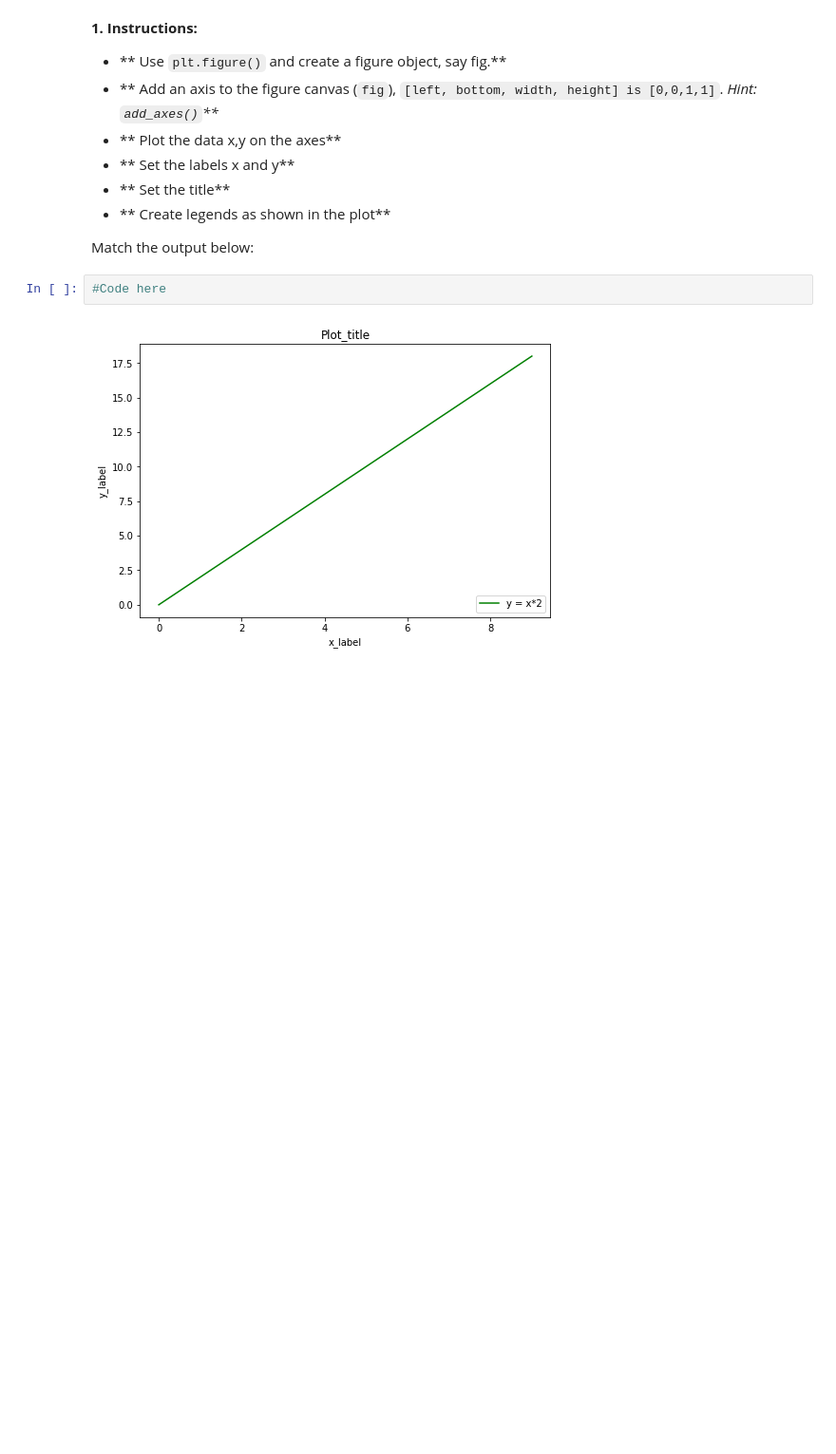
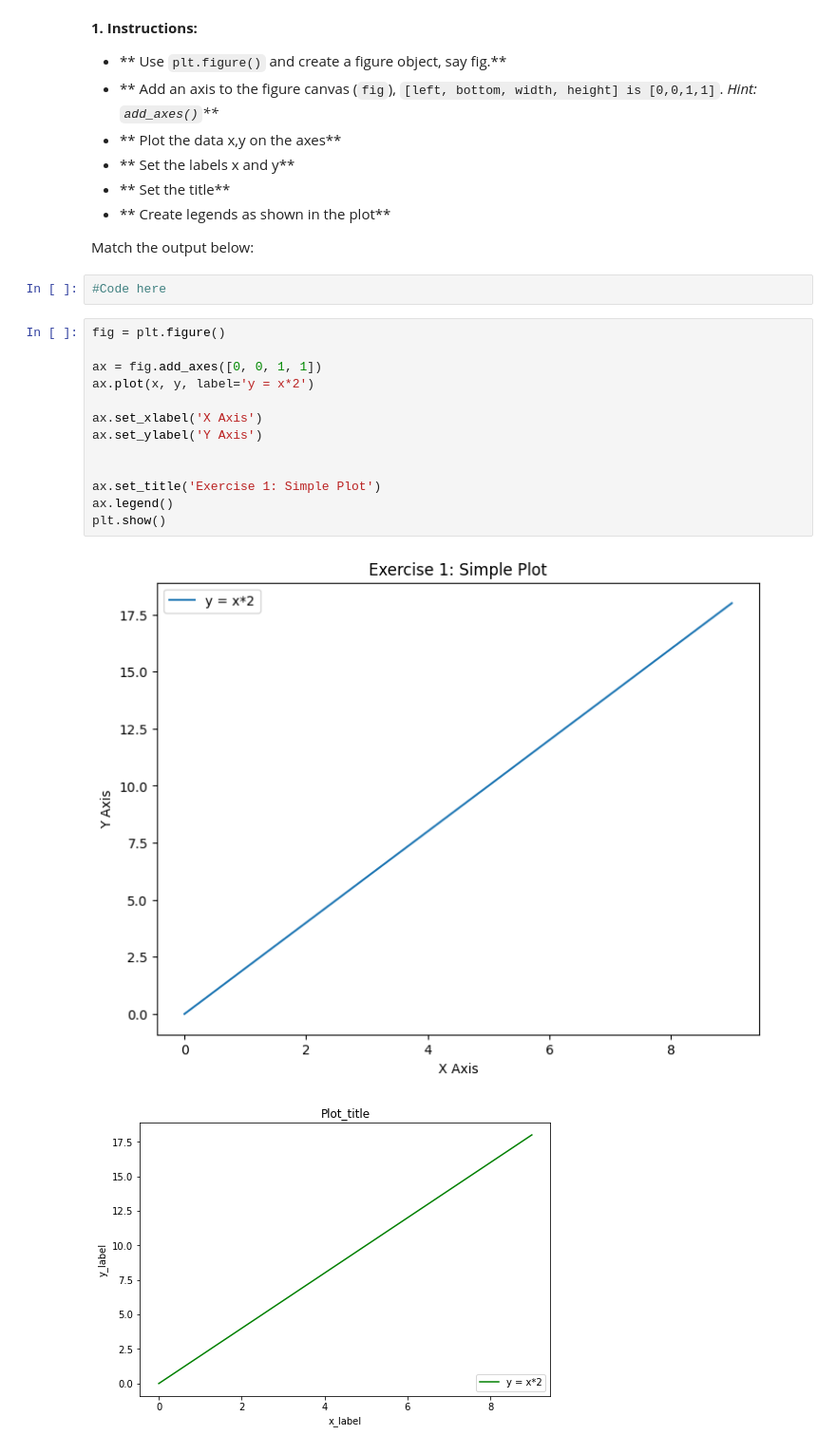
Before and after one commit to Ridzzz0Alam/Data_Science, a Jupyter notebook: Assignment_on_Module_8.ipynb, the cells around one changed output. Shown at 95% size. Drawn from its saved outputs; the diff is of its cells as text; blank space fills up the shorter version.

```diff
--- a/Assignment_on_Module_8.ipynb
+++ b/Assignment_on_Module_8.ipynb
@@ -38,6 +38,21 @@ import matplotlib.pyplot as plt
 Match the output below:
 # %%
 #Code here
+# %%
+fig = plt.figure()
+
+ax = fig.add_axes([0, 0, 1, 1])
+ax.plot(x, y, label='y = x*2')
+
+ax.set_xlabel('X Axis')
+ax.set_ylabel('Y Axis')
+
+
+ax.set_title('Exercise 1: Simple Plot')
+ax.legend()
+plt.show()
+# %% [output]
+[figure, added]
 # %% [markdown]
 ![image.png](embedded-picture-1)
 # %% [markdown]
```
Also changed, not shown: parts of 12 cells of this notebook.
